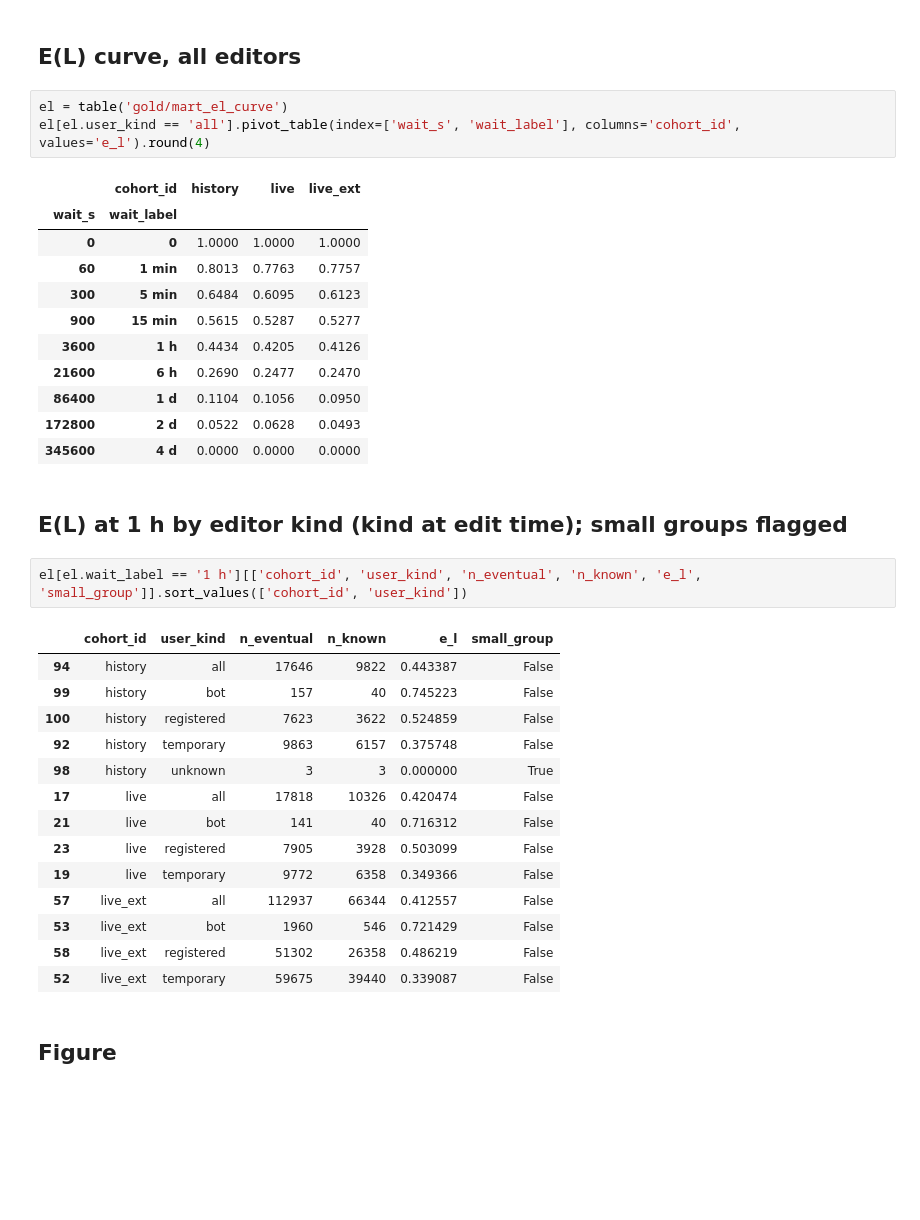
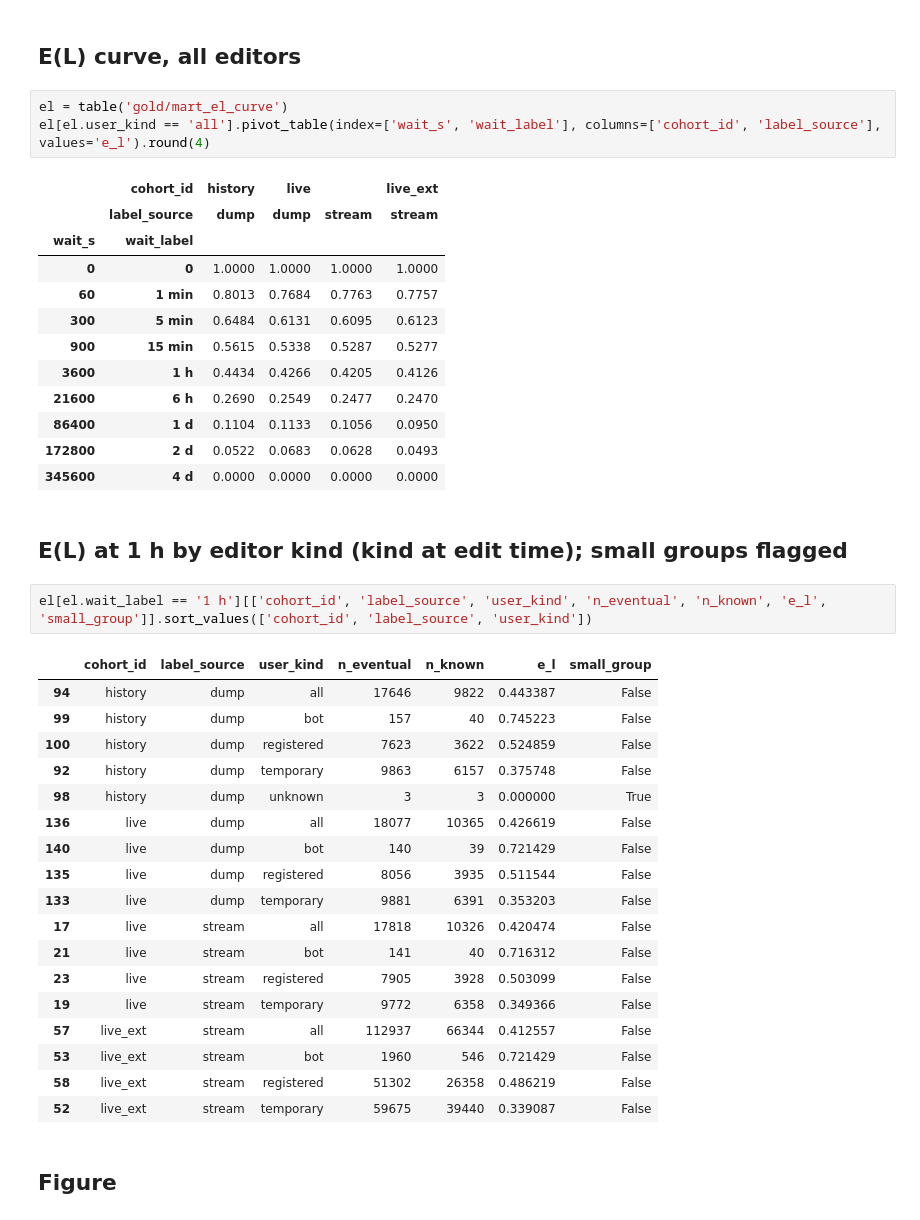
Before and after one commit to scottn66/truth-lag, a Jupyter notebook: notebooks/final/02_gold_star_schema.ipynb, the cells around one changed output. Saved outputs shown, nothing was run; the diff lists cells and outputs as text; blank space fills up the shorter version.

```diff
--- a/notebooks/final/02_gold_star_schema.ipynb
+++ b/notebooks/final/02_gold_star_schema.ipynb
@@ -103,38 +103,43 @@ dp[dp.page_id == pid].sort_values('valid_from')
 ## E(L) curve, all editors
 # %%
 el = table('gold/mart_el_curve')
-el[el.user_kind == 'all'].pivot_table(index=['wait_s', 'wait_label'], columns='cohort_id', values='e_l').round(4)
+el[el.user_kind == 'all'].pivot_table(index=['wait_s', 'wait_label'], columns=['cohort_id', 'label_source'], values='e_l').round(4)
 # %% [output]
-|  | cohort_id | history | live | live_ext |
-| wait_s | wait_label |  |  |  |
-| 0 | 0 | 1.0000 | 1.0000 | 1.0000 |
-| 60 | 1 min | 0.8013 | 0.7763 | 0.7757 |
-| 300 | 5 min | 0.6484 | 0.6095 | 0.6123 |
-| 900 | 15 min | 0.5615 | 0.5287 | 0.5277 |
-| 3600 | 1 h | 0.4434 | 0.4205 | 0.4126 |
-| 21600 | 6 h | 0.2690 | 0.2477 | 0.2470 |
-| 86400 | 1 d | 0.1104 | 0.1056 | 0.0950 |
-| 172800 | 2 d | 0.0522 | 0.0628 | 0.0493 |
-| 345600 | 4 d | 0.0000 | 0.0000 | 0.0000 |
+|  | cohort_id | history | live |  | live_ext |
+|  | label_source | dump | dump | stream | stream |
+| wait_s | wait_label |  |  |  |  |
+| 0 | 0 | 1.0000 | 1.0000 | 1.0000 | 1.0000 |
+| 60 | 1 min | 0.8013 | 0.7684 | 0.7763 | 0.7757 |
+| 300 | 5 min | 0.6484 | 0.6131 | 0.6095 | 0.6123 |
+| 900 | 15 min | 0.5615 | 0.5338 | 0.5287 | 0.5277 |
+| 3600 | 1 h | 0.4434 | 0.4266 | 0.4205 | 0.4126 |
+| 21600 | 6 h | 0.2690 | 0.2549 | 0.2477 | 0.2470 |
+| 86400 | 1 d | 0.1104 | 0.1133 | 0.1056 | 0.0950 |
+| 172800 | 2 d | 0.0522 | 0.0683 | 0.0628 | 0.0493 |
+| 345600 | 4 d | 0.0000 | 0.0000 | 0.0000 | 0.0000 |
 # %% [markdown]
 ## E(L) at 1 h by editor kind (kind at edit time); small groups flagged
 # %%
-el[el.wait_label == '1 h'][['cohort_id', 'user_kind', 'n_eventual', 'n_known', 'e_l', 'small_group']].sort_values(['cohort_id', 'user_kind'])
+el[el.wait_label == '1 h'][['cohort_id', 'label_source', 'user_kind', 'n_eventual', 'n_known', 'e_l', 'small_group']].sort_values(['cohort_id', 'label_source', 'user_kind'])
 # %% [output]
-|  | cohort_id | user_kind | n_eventual | n_known | e_l | small_group |
-| 94 | history | all | 17646 | 9822 | 0.443387 | False |
-| 99 | history | bot | 157 | 40 | 0.745223 | False |
-| 100 | history | registered | 7623 | 3622 | 0.524859 | False |
-| 92 | history | temporary | 9863 | 6157 | 0.375748 | False |
-| 98 | history | unknown | 3 | 3 | 0.000000 | True |
-| 17 | live | all | 17818 | 10326 | 0.420474 | False |
-| 21 | live | bot | 141 | 40 | 0.716312 | False |
-| 23 | live | registered | 7905 | 3928 | 0.503099 | False |
-| 19 | live | temporary | 9772 | 6358 | 0.349366 | False |
-| 57 | live_ext | all | 112937 | 66344 | 0.412557 | False |
-| 53 | live_ext | bot | 1960 | 546 | 0.721429 | False |
-| 58 | live_ext | registered | 51302 | 26358 | 0.486219 | False |
-| 52 | live_ext | temporary | 59675 | 39440 | 0.339087 | False |
+|  | cohort_id | label_source | user_kind | n_eventual | n_known | e_l | small_group |
+| 94 | history | dump | all | 17646 | 9822 | 0.443387 | False |
+| 99 | history | dump | bot | 157 | 40 | 0.745223 | False |
+| 100 | history | dump | registered | 7623 | 3622 | 0.524859 | False |
+| 92 | history | dump | temporary | 9863 | 6157 | 0.375748 | False |
+| 98 | history | dump | unknown | 3 | 3 | 0.000000 | True |
+| 136 | live | dump | all | 18077 | 10365 | 0.426619 | False |
+| 140 | live | dump | bot | 140 | 39 | 0.721429 | False |
+| 135 | live | dump | registered | 8056 | 3935 | 0.511544 | False |
+| 133 | live | dump | temporary | 9881 | 6391 | 0.353203 | False |
+| 17 | live | stream | all | 17818 | 10326 | 0.420474 | False |
+| 21 | live | stream | bot | 141 | 40 | 0.716312 | False |
+| 23 | live | stream | registered | 7905 | 3928 | 0.503099 | False |
+| 19 | live | stream | temporary | 9772 | 6358 | 0.349366 | False |
+| 57 | live_ext | stream | all | 112937 | 66344 | 0.412557 | False |
+| 53 | live_ext | stream | bot | 1960 | 546 | 0.721429 | False |
+| 58 | live_ext | stream | registered | 51302 | 26358 | 0.486219 | False |
+| 52 | live_ext | stream | temporary | 59675 | 39440 | 0.339087 | False |
 # %% [markdown]
 ## Figure
 # %%
```
Also changed, not shown: parts of 3 cells of this notebook, 39 other files.
